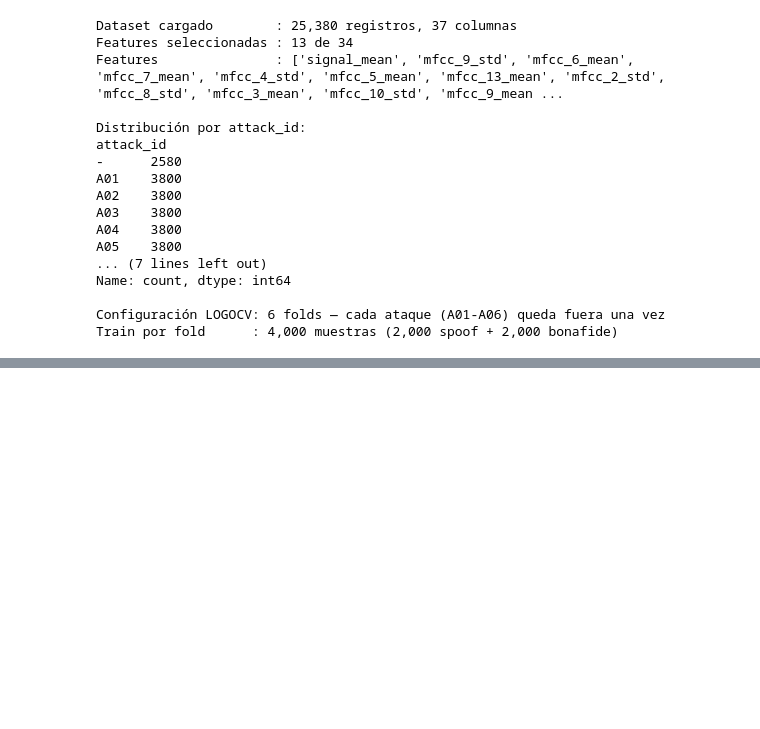
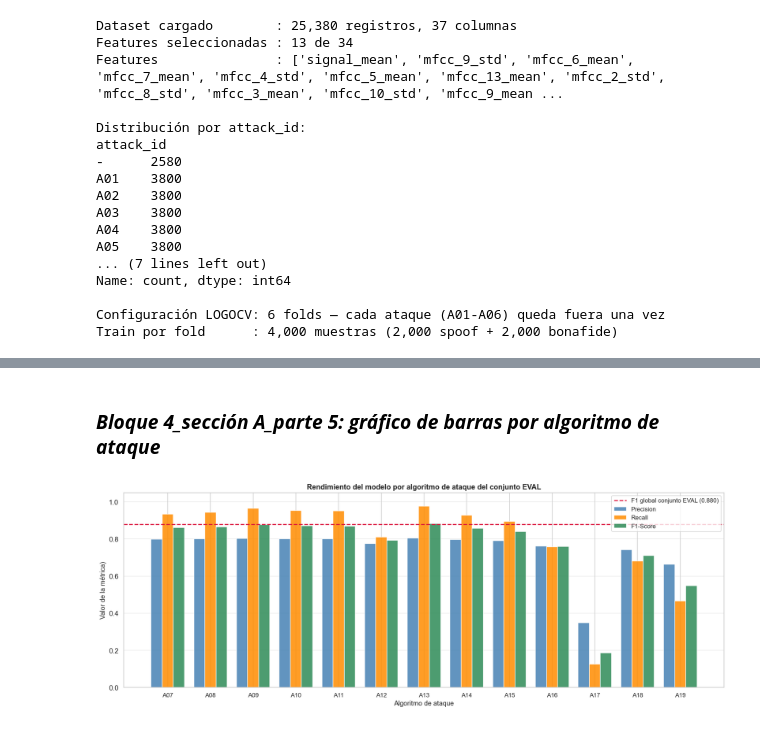
Before and after one commit to LechuMamais/Reto_Inteligencia_Artificial_Liliana_Daniele_Alexis, a Jupyter notebook: Modelos/Modelos_ETL1/Modelo4_ETL1.ipynb, the cells around one changed output, grey strips where cells are left out. Saved outputs shown, nothing was run; the diff lists cells and outputs as text; code cells hidden in the pictures; blank space fills up the shorter version.

```diff
--- a/Modelos/Modelos_ETL1/Modelo4_ETL1.ipynb
+++ b/Modelos/Modelos_ETL1/Modelo4_ETL1.ipynb
@@ -545,0 +673,33 @@ El resultado combinado de LOGOCV (generalización ante ataques desconocidos) + e
+# %% [markdown]
+### ***Bloque 4_sección A_parte 5: gráfico de barras por algoritmo de ataque***
+# %%
+# Bloque 4_sección A_parte 5: gráfico de barras por algoritmo de ataque
+
+# Ordenamos A07 → A19 (orden ascendente) para el eje X del gráfico
+df_chart = df_per_atk.sort_values('Ataque').reset_index(drop=True)
+
+x     = np.arange(len(df_chart))
+width = 0.26
+
+fig, ax = plt.subplots(figsize=(16, 6))
+
+ax.bar(x - width, df_chart['Precision'], width, label='Precision',  color='steelblue',  alpha=0.85)
+ax.bar(x,         df_chart['Recall'],    width, label='Recall',     color='darkorange', alpha=0.85)
+ax.bar(x + width, df_chart['F1-Score'],  width, label='F1-Score',   color='seagreen',   alpha=0.85)
+
+ax.axhline(y=f1_e, color='crimson', linestyle='--', linewidth=1.8,
+           label=f'F1 global conjunto EVAL ({f1_e:.3f})')
+
+ax.set_xlabel('Algoritmo de ataque', fontsize=12)
+ax.set_ylabel('Valor de la métrica)', fontsize=12)
+ax.set_title('Rendimiento del modelo por algoritmo de ataque del conjunto EVAL', fontsize=13, fontweight='bold')
+ax.set_xticks(x)
+ax.set_xticklabels(df_chart['Ataque'], fontsize=11)
+ax.set_ylim(0, 1.05)
+ax.legend(fontsize=11)
+ax.grid(axis='y', alpha=0.4)
+
+plt.tight_layout()
+plt.show()
+# %% [output]
+[figure, added]
```
Also changed, not shown: parts of 30 cells of this notebook.
